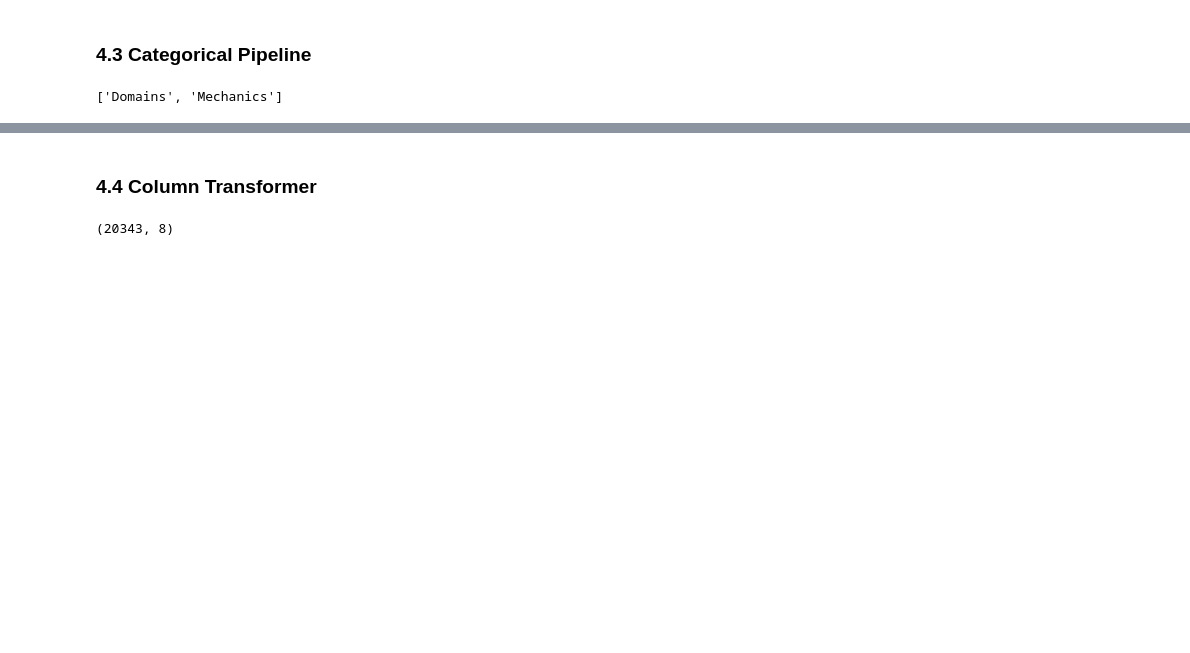
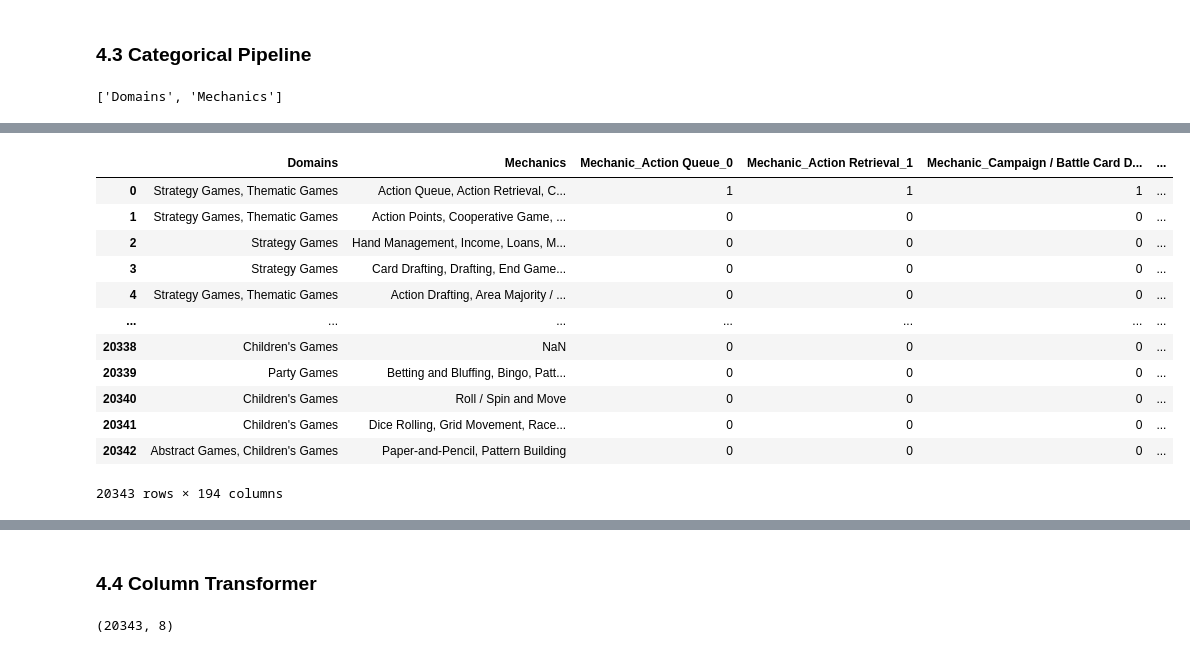
Before and after one commit to ChessGuy/data-projects, a Jupyter notebook: Board Game Recommender/Board Game Recommender.ipynb, the cells around one changed output, grey strips where cells are left out. Cells and saved outputs as stored; diff of their text form; code cells hidden in the pictures; blank space fills up the shorter version.

```diff
--- a/Board Game Recommender/Board Game Recommender.ipynb
+++ b/Board Game Recommender/Board Game Recommender.ipynb
@@ -681,0 +681,4 @@ split_columns(features)
+# %%
+%%time
+split_columns(features[cat_attributes])
+# %% [output]
@@ -681,0 +687,13 @@ split_columns(features)
+|  | Domains | Mechanics | Mechanic_Action Queue_0 | Mechanic_Action Retrieval_1 | Mechanic_Campaign / Battle Card D... | ... |
+| 0 | Strategy Games, Thematic Games | Action Queue, Action Retrieval, C... | 1 | 1 | 1 | ... |
+| 1 | Strategy Games, Thematic Games | Action Points, Cooperative Game, ... | 0 | 0 | 0 | ... |
+| 2 | Strategy Games | Hand Management, Income, Loans, M... | 0 | 0 | 0 | ... |
+| 3 | Strategy Games | Card Drafting, Drafting, End Game... | 0 | 0 | 0 | ... |
+| 4 | Strategy Games, Thematic Games | Action Drafting, Area Majority / ... | 0 | 0 | 0 | ... |
+| ... | ... | ... | ... | ... | ... | ... |
+| 20338 | Children's Games | NaN | 0 | 0 | 0 | ... |
+| 20339 | Party Games | Betting and Bluffing, Bingo, Patt... | 0 | 0 | 0 | ... |
+| 20340 | Children's Games | Roll / Spin and Move | 0 | 0 | 0 | ... |
+| 20341 | Children's Games | Dice Rolling, Grid Movement, Race... | 0 | 0 | 0 | ... |
+| 20342 | Abstract Games, Children's Games | Paper-and-Pencil, Pattern Building | 0 | 0 | 0 | ... |
+20343 rows × 194 columns
```
Also changed, not shown: parts of 68 cells of this notebook.
